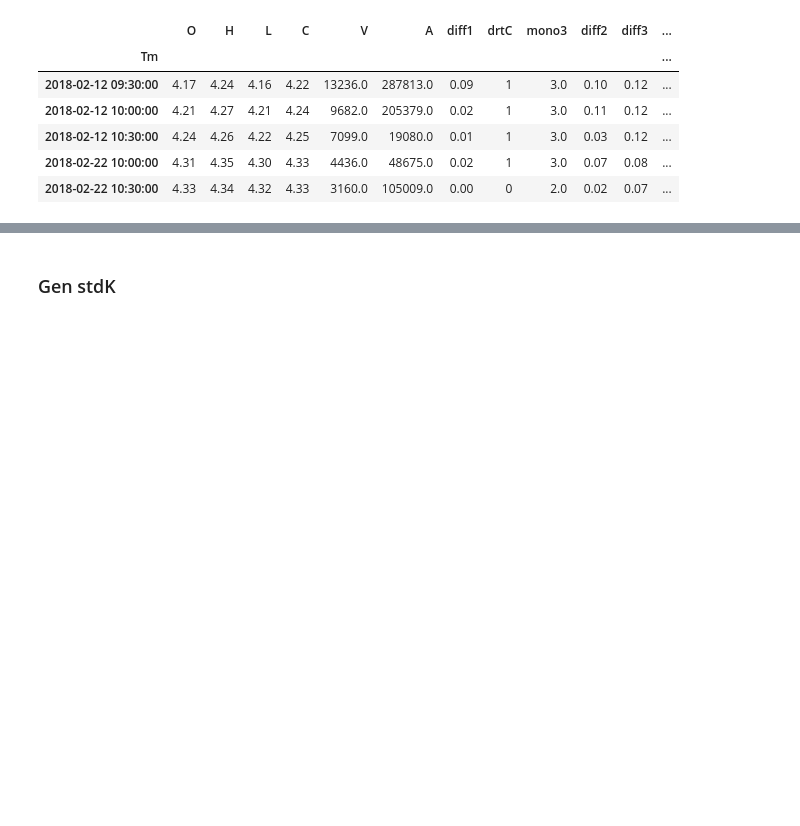
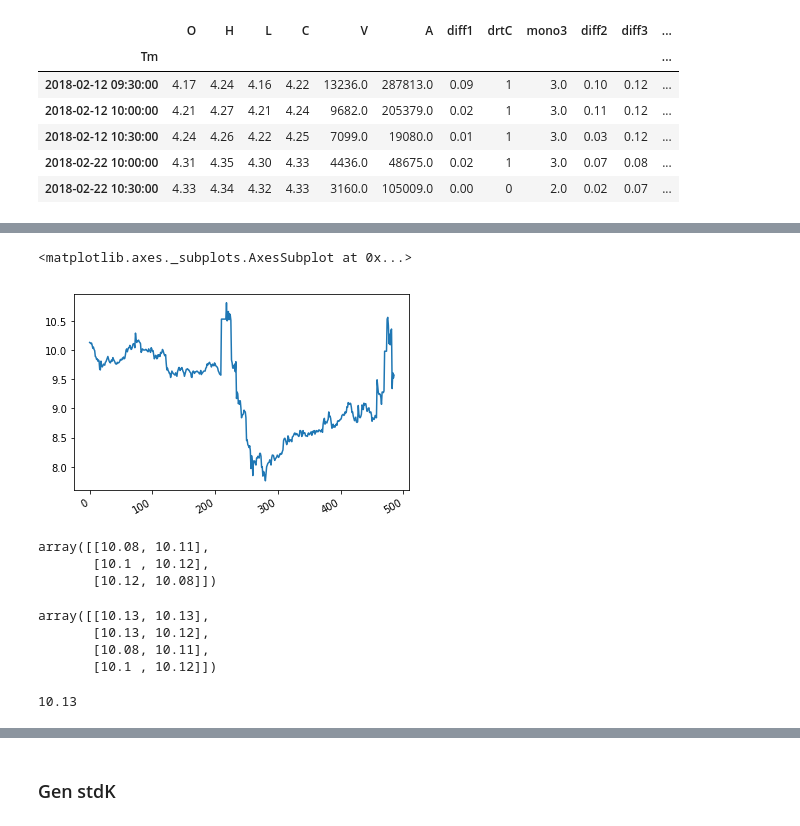
Before and after one commit to Audrey-Zhang/trading, a Jupyter notebook: 00.ipynb, the cells around one changed output, grey strips where cells are left out. Saved outputs shown, nothing was run; the diff lists cells and outputs as text; code cells hidden in the pictures; blank space fills up the shorter version.

```diff
--- a/00.ipynb
+++ b/00.ipynb
@@ -144,0 +222,25 @@ df30xx.sort_values('pct3', ascending=False).head()
+# %%
+df30.C.plot(use_index=False)
+# %% [output]
+<matplotlib.axes._subplots.AxesSubplot at 0x...>
+[figure, added]
+# %%
+arr30 = df30[['O','C']].values  # numpy.ndarray
+arr30[2:5]
+# %% [output]
+array([[10.08, 10.11],
+       [10.1 , 10.12],
+       [10.12, 10.08]])
+# %%
+i = 4
+aa = arr30[i-4:i,0:2]  # 2 x 4
+aa
+# %% [output]
+array([[10.13, 10.13],
+       [10.13, 10.12],
+       [10.08, 10.11],
+       [10.1 , 10.12]])
+# %%
+arr30[0,0]
+# %% [output]
+10.13
```
Also changed, not shown: parts of 46 cells of this notebook, 4 other files.
